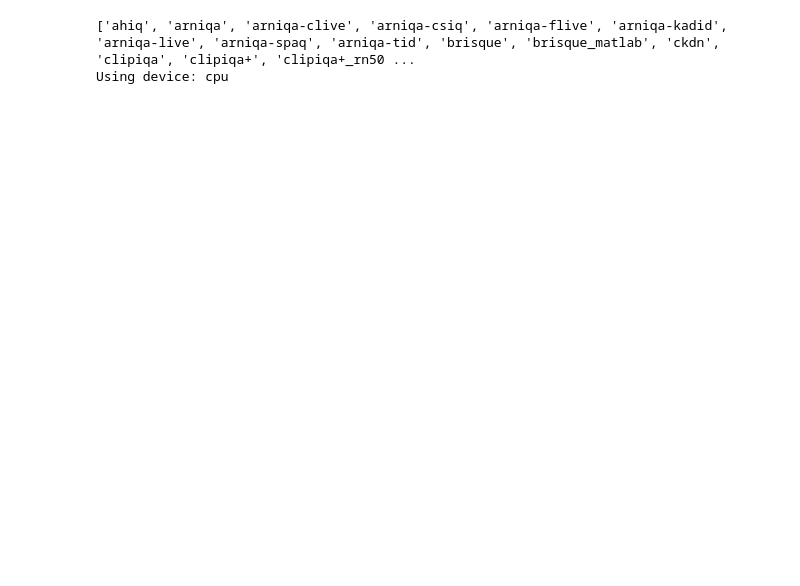
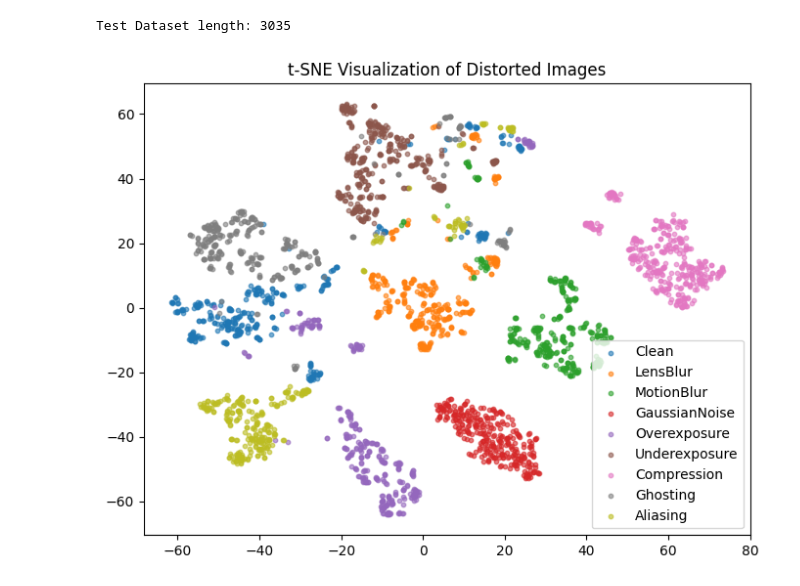
Before and after one commit to icsa-hua/Archimedes-fire-detection, a Jupyter notebook: test.ipynb, the cells around one changed output. Drawn from its saved outputs; the diff is of its cells as text; code cells hidden in the pictures; blank space fills up the shorter version.

```diff
--- a/test.ipynb
+++ b/test.ipynb
@@ -7,10 +1,3 @@ from pyiqa.archs.niqe_arch import NIQE
-# %%
-print(pyiqa.list_models())
-device = torch.device("cuda") if torch.cuda.is_available() else torch.device("cpu")
-print("Using device:", device)
-# %% [output]
-['ahiq', 'arniqa', 'arniqa-clive', 'arniqa-csiq', 'arniqa-flive', 'arniqa-kadid', 'arniqa-live', 'arniqa-spaq', 'arniqa-tid', 'brisque', 'brisque_matlab', 'ckdn', 'clipiqa', 'clipiqa+', 'clipiqa+_rn50 ...
-Using device: cpu
 # %%
 import cv2
 import os
@@ -42,0 +20,55 @@ score = niqe(img_tensor)
+# %%
+import matplotlib.pyplot as plt
+from sklearn.manifold import TSNE
+import torch
+from torch.utils.data import DataLoader
+from torchvision import transforms
+from distortions import *
+from datasets import ImageDataset
+from models import IQAEncoder, extract_features
+import os
+
+device = torch.device("cuda" if torch.cuda.is_available() else "cpu")
+distortions = [Clean(), LensBlur(), MotionBlur(), GaussianNoise(), Overexposure(), Underexposure(), Compression(), Ghosting(), Aliasing()]
+label_map = {distortion.__class__.__name__: i for i, distortion in enumerate(distortions)}
+transform = transforms.Compose([
+    transforms.ToPILImage(),
+    transforms.Resize((224, 224)), # 224 or 384
+    transforms.ToTensor(),
+])
+
+# load model from models path
+def load_model(model_path, device):
+    model = IQAEncoder(feature_dim=128, model_name='resnet50').to(device)
+    model.load_state_dict(torch.load(model_path, map_location=device))
+    model.eval()
+    return model
+
+model = load_model('models/resnet50_128_out.pth', device)
+
+# test the model with tsne at data/video_frames_1
+
+image_folder = "data/video_frames_4"
+# image_folder = "data/FLIR_ADAS_v2/images_thermal_val/data"
+image_paths = [os.path.join(image_folder, fname) for fname in os.listdir(image_folder) if fname.endswith(('.jpg', '.png'))]
+test_dataset = ImageDataset(image_paths, distortions=distortions, transform=transform)
+test_dataloader = DataLoader(test_dataset, batch_size=64, shuffle=False, num_workers=4)
+print(f"Test Dataset length: {len(test_dataset)}")
+
+test_features, test_labels = extract_features(model, test_dataloader, label_map, device)
+
+tsne = TSNE(n_components=2, perplexity=30, random_state=42)
+reduced = tsne.fit_transform(test_features.numpy())
+plt.figure(figsize=(8, 6))
+num_classes = len(label_map)
+for i in range(num_classes):
+    idx = test_labels.numpy() == i
+    label_name = list(label_map.keys())[list(label_map.values()).index(i)]
+    plt.scatter(reduced[idx, 0], reduced[idx, 1], label=label_name, alpha=0.6, s=10)
+
+plt.legend()
+plt.title('t-SNE Visualization of Distorted Images')
+plt.show()
+# %% [output]
+Test Dataset length: 3035
+[figure, added]
```
Also changed, not shown: parts of 3 cells of this notebook, 1 other file.
